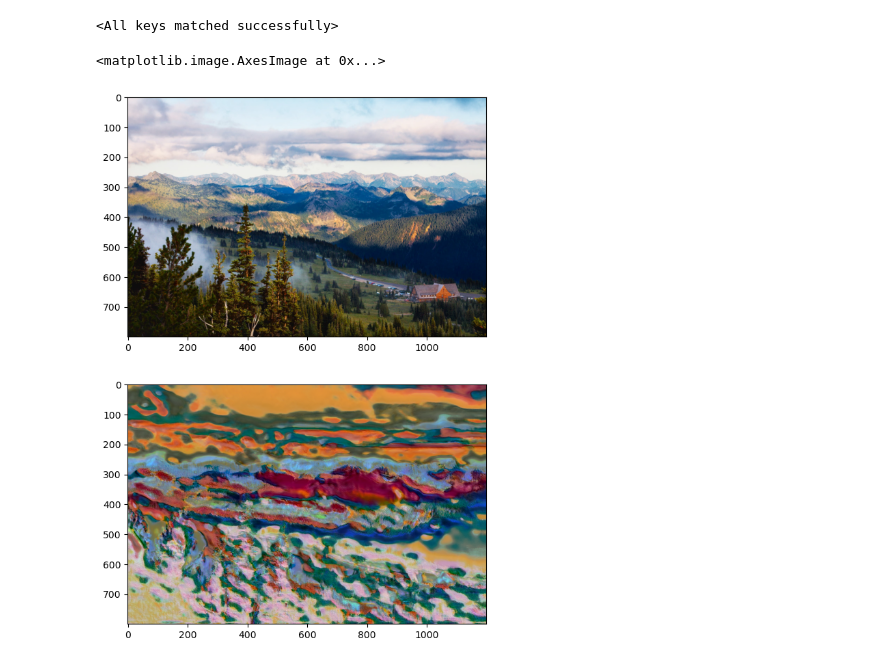
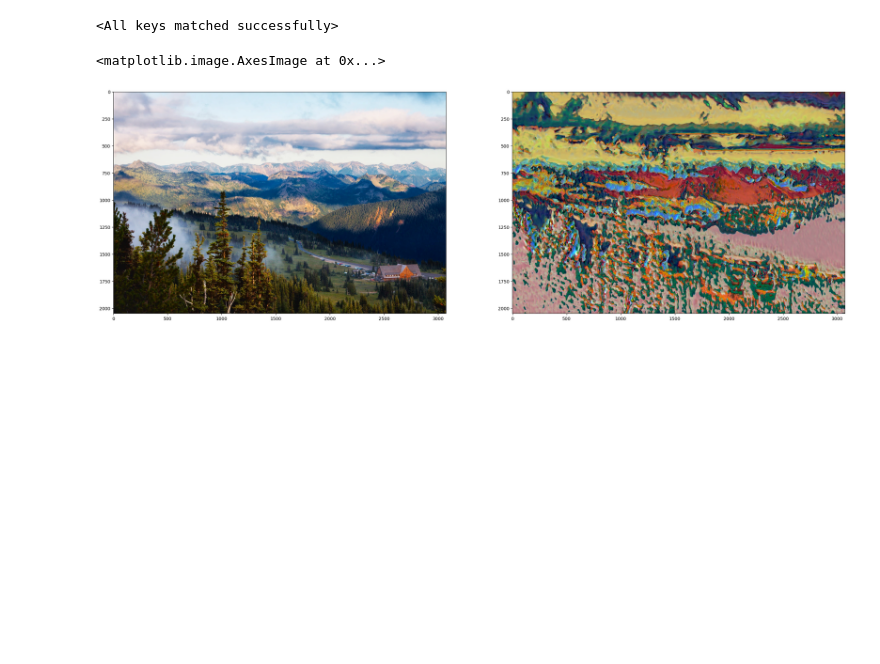
Before and after one commit to Snowball-Di/ECE1508_Project, a Jupyter notebook: src/texture-synthesis-forward.ipynb, the cells around one changed output. Saved outputs shown, nothing was run; the diff lists cells and outputs as text; code cells hidden in the pictures; blank space fills up the shorter version.

```diff
--- a/src/texture-synthesis-forward.ipynb
+++ b/src/texture-synthesis-forward.ipynb
@@ -140,12 +140,12 @@ generator.load_state_dict(state_dict)
 # %% [output]
 <All keys matched successfully>
 # %%
-content_image = load_image('images/rainier.jpg',800).to(device)
+content_image = load_image('images/rainier.jpg', 20000).to(device)
 with torch.no_grad():
     stylized_image = generator(content_image)
-fig, (ax1, ax2) = plt.subplots(2, 1, figsize=(20, 10))
+fig, (ax1, ax2) = plt.subplots(1, 2, figsize=(30, 15))
 ax1.imshow(im_convert(content_image))
 ax2.imshow(im_convert(stylized_image))
 # %% [output]
 <matplotlib.image.AxesImage at 0x...>
-[figure, old version]
+[figure, new version]
```
Also changed, not shown: 1 other file.
